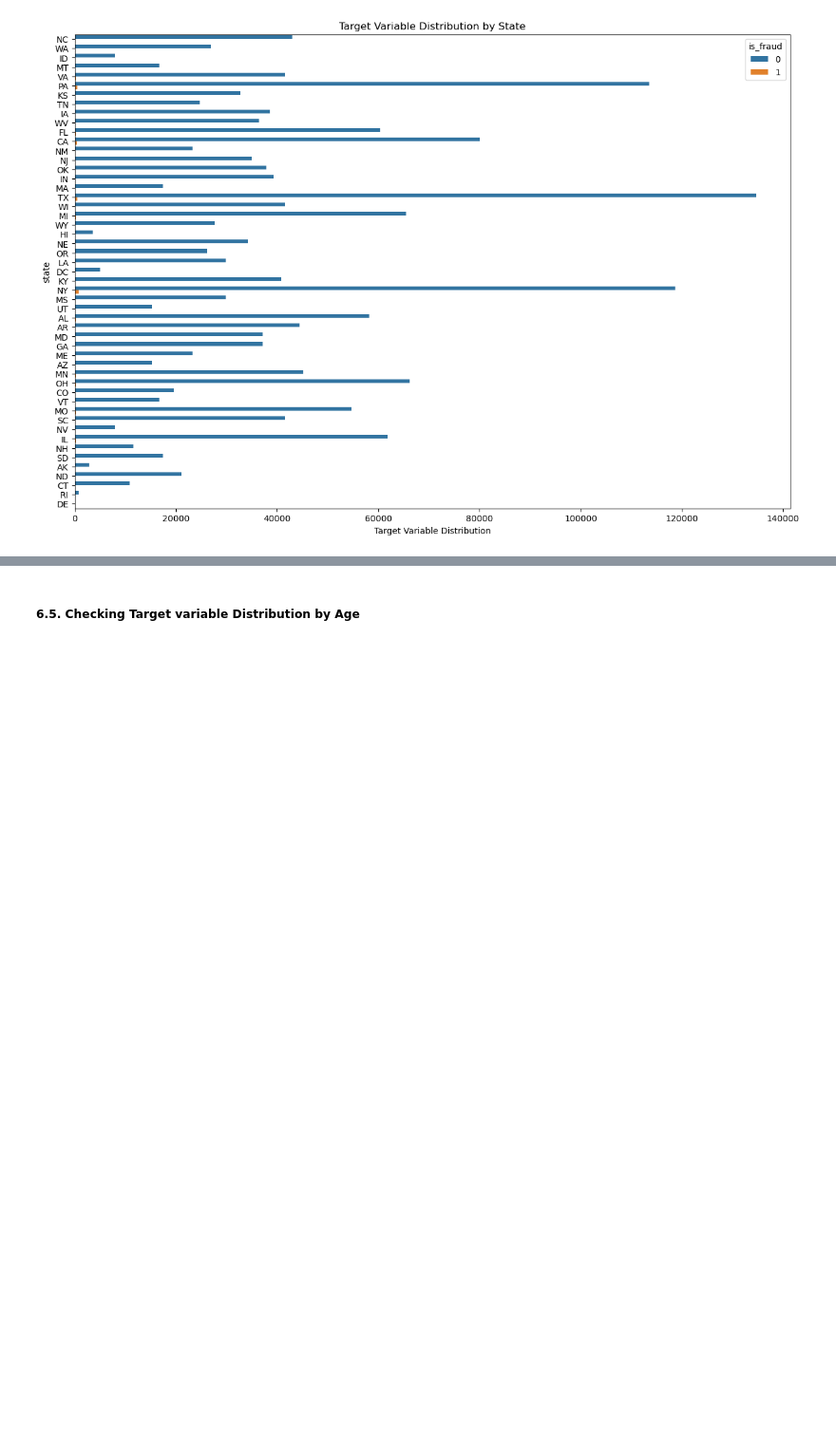
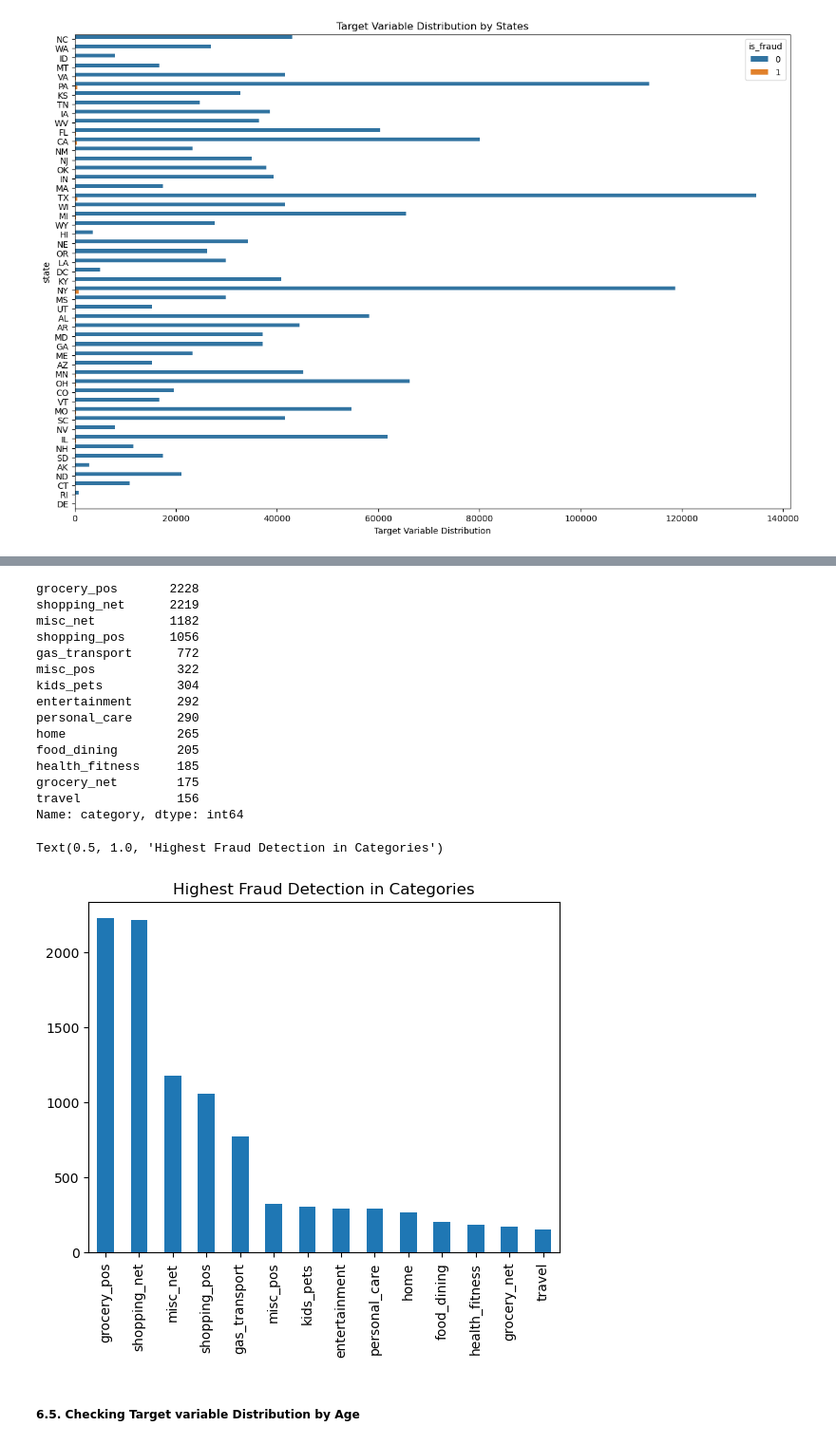
Before and after one commit to sabheen9/Capstone2-Credit-Card-Fraud-Detection, a Jupyter notebook: Credit Card Fraud Detection/notebooks/Data_Wrangling.ipynb, the cells around one changed output, grey strips where cells are left out. Shown at 95% size. Saved outputs shown, nothing was run; the diff lists cells and outputs as text; code cells hidden in the pictures; blank space fills up the shorter version.

```diff
--- a/Credit Card Fraud Detection/notebooks/Data_Wrangling.ipynb
+++ b/Credit Card Fraud Detection/notebooks/Data_Wrangling.ipynb
@@ -325,3 +333,26 @@ plt.show()
+# %%
+data_f=data[data['is_fraud']==1]
+print(data_f['category'].value_counts())
+data_f['category'].value_counts().plot(kind='bar')
+plt.title("Highest Fraud Detection in Categories")
+# %% [output]
+grocery_pos       2228
+shopping_net      2219
+misc_net          1182
+shopping_pos      1056
+gas_transport      772
+misc_pos           322
+kids_pets          304
+entertainment      292
+personal_care      290
+home               265
+food_dining        205
+health_fitness     185
+grocery_net        175
+travel             156
+Name: category, dtype: int64
+Text(0.5, 1.0, 'Highest Fraud Detection in Categories')
+[figure, added]
 # %% [markdown]
 ##### **6.5. Checking Target variable Distribution by Age**
 # %%
```
Also changed, not shown: parts of 8 cells of this notebook.
